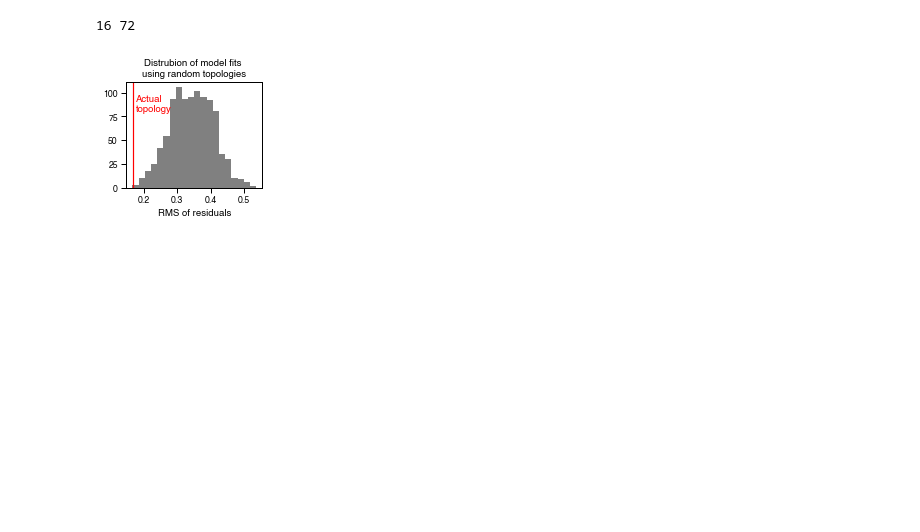
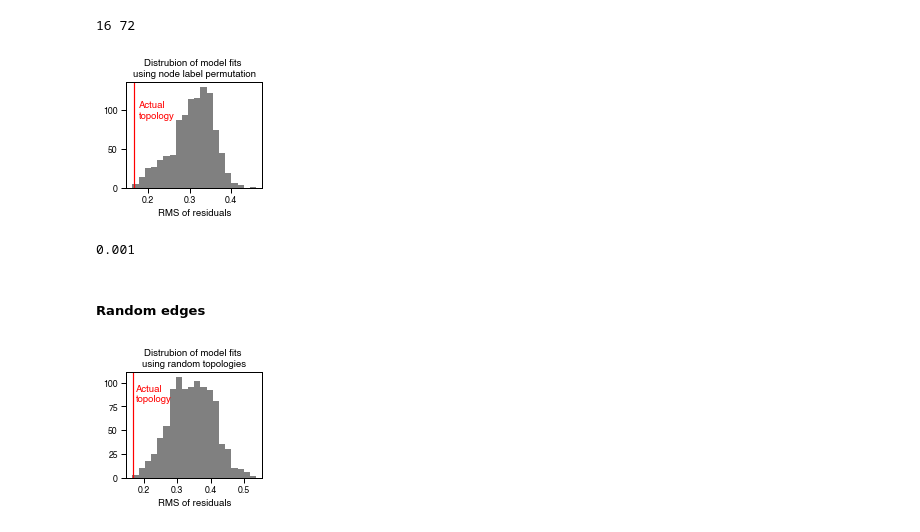
Before and after one commit to evertbosdriesz/cnr-selective-combos, a Jupyter notebook: python/cnr-mcf10a-pi3k.ipynb, the cells around one changed output. Cells and saved outputs as stored; diff of their text form; code cells hidden in the pictures; blank space fills up the shorter version.

```diff
--- a/python/cnr-mcf10a-pi3k.ipynb
+++ b/python/cnr-mcf10a-pi3k.ipynb
@@ -693,3 +693,20 @@ all_possible_edges = list(itertools.permutations(NODES, 2))
 print(n_edges, len(all_possible_edges))
 # %% [output]
 16 72
+# %%
+%%capture
+p = cnr.CnrProblem(panel, eta=0, theta=cplex.infinity, bounds=BOUNDS,
+                   prior_network=GIVEN_EDGES+recurrent_additions)
+
+# All perturbation are negative
+p.set_pert_sign(
+    [(p_name, p_target) for p_name, p_target in PERTS_ANNOT.items() if
+     p_name not in DOWNSTREAM_ACTING_INHIBITORS], "neg")
+
+# # Higher concentration have bigger effects
+# # RAFi is only measured at a single concentration
+add_inhibitor_constraints(p, set(INHIBITORS)-{"RAFi"})
+
+# Get solution without differences between cell lines
+p.cpx.solve()
+sol_thetaInf = cnr.CnrResult(p)
@@ -696,3 +762,22 @@ print(n_edges, len(all_possible_edges))
+# %%
+sns.set_context('paper')
+plt.figure(figsize=(2.5, 2.5))
+plt.hist(mssr_shuffled, bins=20, color="gray");
+plt.axvline(sol_thetaInf.mssr, color='red');
+plt.xlabel("RMS of residuals");
+plt.title("Distrubion of model fits \nusing node label permutation");
+plt.text(sol_thetaInf.mssr + 0.01, 90, "Actual\ntopology", color='red')
+plt.tight_layout()
+plt.savefig("../figures/cnr/rms-permuted-nodelabels.pdf")
+# %% [output]
+[figure, added]
+# %%
+pval = np.sum(mssr_shuffled < sol_thetaInf.mssr)/len(mssr_shuffled)
+pval
+# %% [output]
+0.001
+# %% [markdown]
+##### Random edges
 # %%
 %%capture
 p = cnr.CnrProblem(panel, eta=0, theta=cplex.infinity, bounds=BOUNDS,
```
Also changed, not shown: parts of 15 cells of this notebook, 11 other files.
